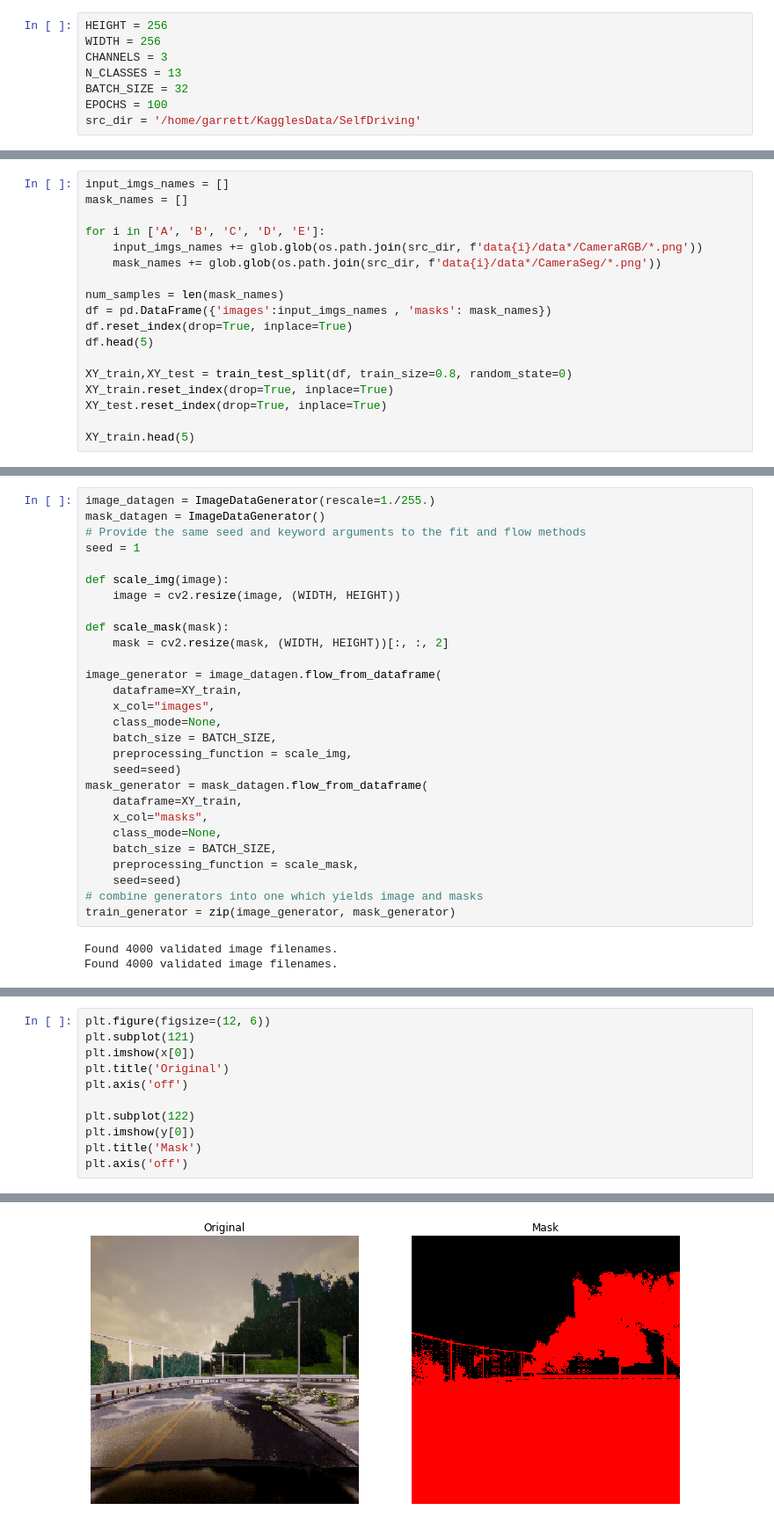
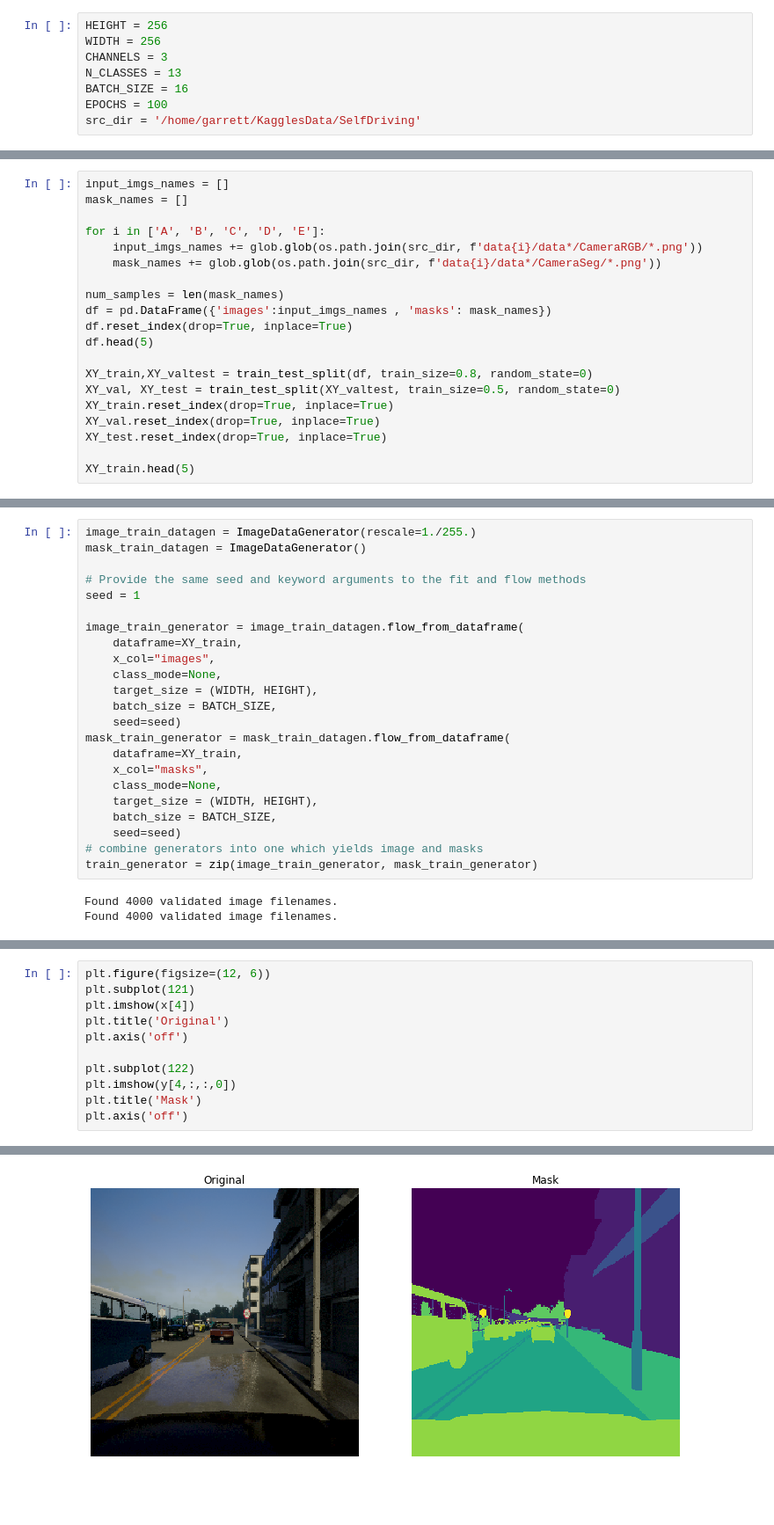
Before and after one commit to GarrettMerz/Projects, a Jupyter notebook: SelfDrivingSegmentation/SemanticSegmenter.ipynb, the cells around one changed output, grey strips where cells are left out. Shown at 88% size. Saved outputs shown, nothing was run; the diff lists cells and outputs as text; blank space fills up the shorter version.

```diff
--- a/SelfDrivingSegmentation/SemanticSegmenter.ipynb
+++ b/SelfDrivingSegmentation/SemanticSegmenter.ipynb
@@ -28,7 +32,7 @@ HEIGHT = 256
 WIDTH = 256
 CHANNELS = 3
 N_CLASSES = 13
-BATCH_SIZE = 32
+BATCH_SIZE = 16
 EPOCHS = 100
 src_dir = '/home/garrett/KagglesData/SelfDriving'
 # %% [markdown]
@@ -46,8 +50,10 @@ df = pd.DataFrame({'images':input_imgs_names , 'masks': mask_names})
 df.reset_index(drop=True, inplace=True)
 df.head(5)
 
-XY_train,XY_test = train_test_split(df, train_size=0.8, random_state=0)
+XY_train,XY_valtest = train_test_split(df, train_size=0.8, random_state=0)
+XY_val, XY_test = train_test_split(XY_valtest, train_size=0.5, random_state=0)
 XY_train.reset_index(drop=True, inplace=True)
+XY_val.reset_index(drop=True, inplace=True)
 XY_test.reset_index(drop=True, inplace=True)
 
 XY_train.head(5)
@@ -81,31 +87,26 @@ plt.axis('off')
 # %%
-image_datagen = ImageDataGenerator(rescale=1./255.)
-mask_datagen = ImageDataGenerator()
+image_train_datagen = ImageDataGenerator(rescale=1./255.)
+mask_train_datagen = ImageDataGenerator()
+
 # Provide the same seed and keyword arguments to the fit and flow methods
 seed = 1
 
-def scale_img(image):
-    image = cv2.resize(image, (WIDTH, HEIGHT))
-
-def scale_mask(mask):
-    mask = cv2.resize(mask, (WIDTH, HEIGHT))[:, :, 2]
-
-image_generator = image_datagen.flow_from_dataframe(
+image_train_generator = image_train_datagen.flow_from_dataframe(
     dataframe=XY_train,
     x_col="images",
     class_mode=None,
+    target_size = (WIDTH, HEIGHT),
     batch_size = BATCH_SIZE,
-    preprocessing_function = scale_img,
     seed=seed)
-mask_generator = mask_datagen.flow_from_dataframe(
+mask_train_generator = mask_train_datagen.flow_from_dataframe(
     dataframe=XY_train,
     x_col="masks",
     class_mode=None,
+    target_size = (WIDTH, HEIGHT),
     batch_size = BATCH_SIZE,
-    preprocessing_function = scale_mask,
     seed=seed)
 # combine generators into one which yields image and masks
-train_generator = zip(image_generator, mask_generator)
+train_generator = zip(image_train_generator, mask_train_generator)
 # %% [output]
 Found 4000 validated image filenames.
 Found 4000 validated image filenames.
@@ -118,12 +171,12 @@ print(x.shape,y.shape)
 # %%
 plt.figure(figsize=(12, 6))
 plt.subplot(121)
-plt.imshow(x[0])
+plt.imshow(x[4])
 plt.title('Original')
 plt.axis('off')
 
 plt.subplot(122)
-plt.imshow(y[0])
+plt.imshow(y[4,:,:,0])
 plt.title('Mask')
 plt.axis('off')
 # %% [output]
@@ -132 +184 @@ Clipping input data to the valid range for imshow with RGB data ([0..1] for floa
-[figure, old version]
+[figure, new version]
```
Also changed, not shown: parts of 19 cells of this notebook.
